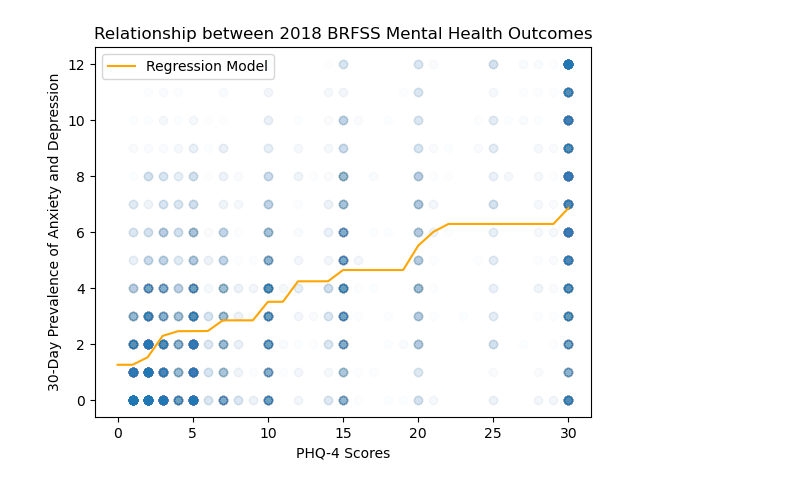
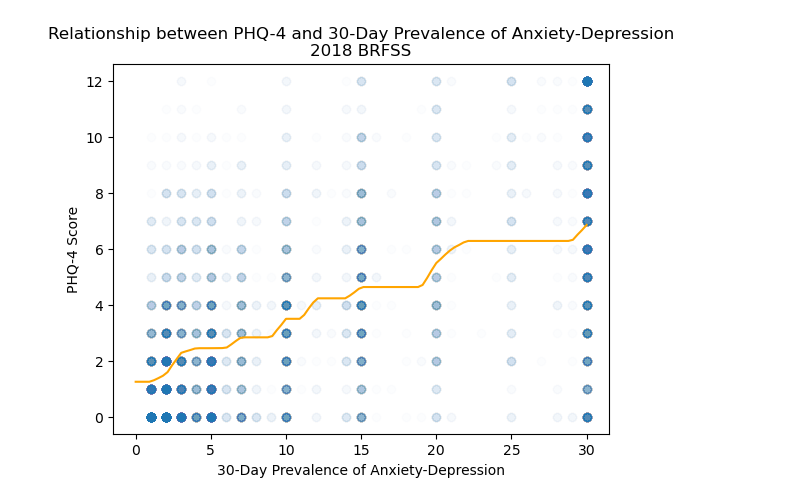
Before and after one commit to roshni714/ru_regression, a Jupyter notebook: convert_mental_health.ipynb, the cells around one changed output. Drawn from its saved outputs; the diff is of its cells as text; code cells hidden in the pictures.

```diff
--- a/convert_mental_health.ipynb
+++ b/convert_mental_health.ipynb
@@ -22,21 +13,17 @@ def learn_conversion_mental_health_2():
+# %%
+df = pd.read_csv("/home/groups/swager/rsahoo/brfss_mental_health.csv")
+df["PHQ_4"] = df["ADPLEAS1"] + df["ADDOWN1"] + df["FEELNERV"] + df["STOPWORY"]
+y = (df["PHQ_4"].to_numpy().flatten() - 4.0).reshape(len(df), 1)
+X = df["MENTHLTH"].to_numpy().flatten()
 # %%
-df = pd.read_csv("/home/groups/swager/rsahoo/brfss_mental_health.csv")
-df["PHQ_4"] = df["ADPLEAS1"] + df["ADDOWN1"] + df["FEELNERV"] + df["STOPWORY"]
-
-X = df["PHQ_4"].to_numpy().reshape(len(df), 1)-4
-y = df["MENTHLTH"].to_numpy().flatten()
-
-model = learn_conversion_mental_health_2()
-z = np.linspace(0., 30., 1000).reshape(1000, 1)
-w = model(z)
+model1 = learn_conversion_30d_to_phq4()
-# %%
-xs = np.linspace(0., 30., 100).reshape(100,1)
-plt.scatter(y.flatten(), X.flatten(), alpha=0.01)
-plt.plot(z, w, c="orange", label="Regression Model")
-plt.xlabel("PHQ-4 Scores")
-plt.ylabel("30-Day Prevalence of Anxiety and Depression")
-plt.title("Relationship between 2018 BRFSS Mental Health Outcomes")
-plt.legend()
-plt.savefig("figs/conversion_mental_health_outcomes.pdf", bbox_inches="tight")
-# %% [output]
-[figure, removed]
+# %%
+xs = np.linspace(0., 30., 100).reshape(100,1)
+plt.plot(xs, model1(xs),  c="orange")
+plt.scatter(X, y, alpha=0.01)
+plt.ylabel("PHQ-4 Score")
+plt.xlabel("30-Day Prevalence of Anxiety-Depression")
+plt.title("Relationship between PHQ-4 and 30-Day Prevalence of Anxiety-Depression\n" + "2018 BRFSS")
+plt.savefig("figs/conversion_mental_health_outcomes.pdf", bbox_inches="tight")
+# %% [output]
+[figure, added]
```
Also changed, not shown: parts of 2 cells of this notebook.
